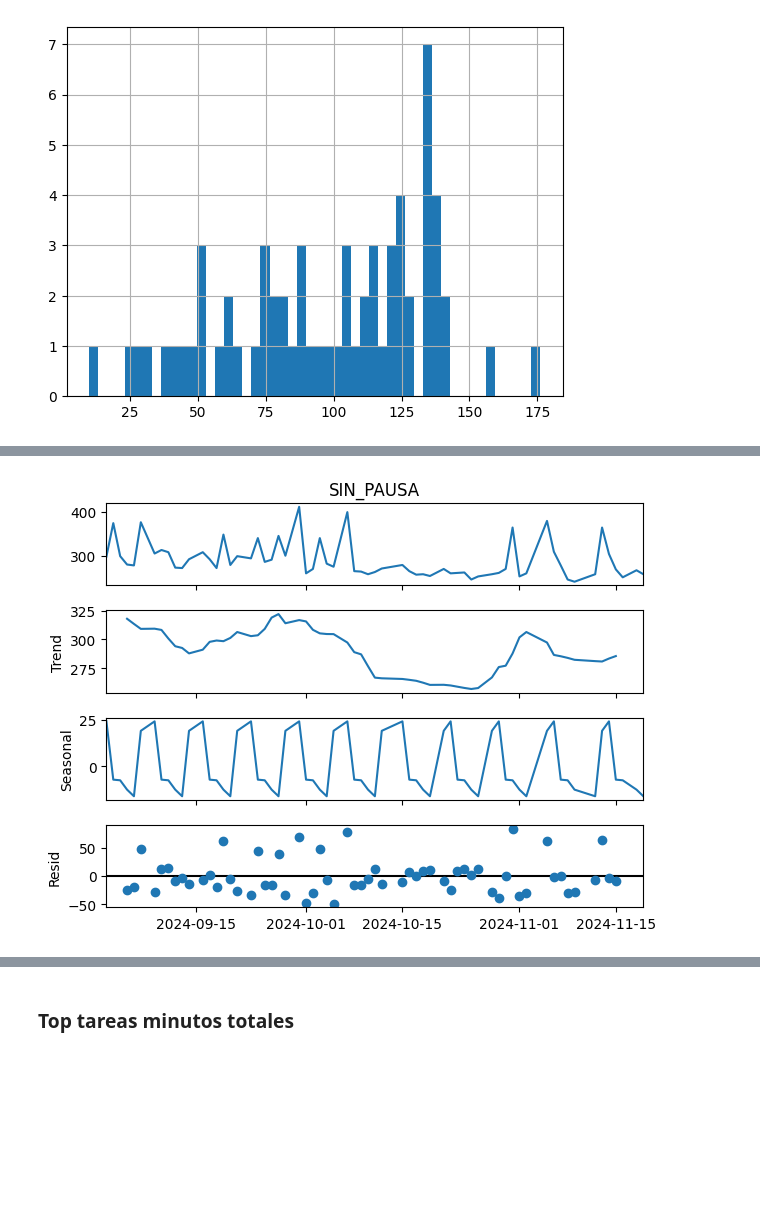
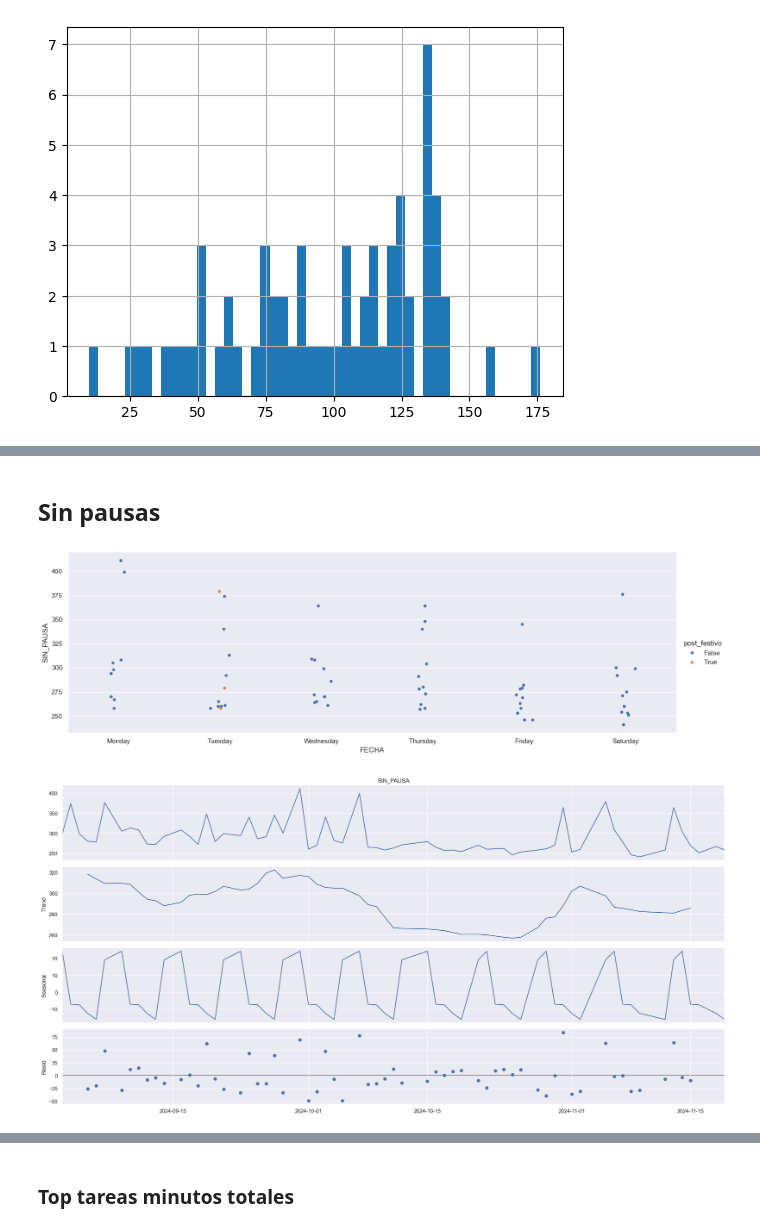
Before and after one commit to juanmedina-seti/bancow_genai, a Jupyter notebook: src/QACierreCaliMemV2/analisis.ipynb, the cells around one changed output, grey strips where cells are left out. Saved outputs shown, nothing was run; the diff lists cells and outputs as text; code cells hidden in the pictures; blank space fills up the shorter version.

```diff
--- a/src/QACierreCaliMemV2/analisis.ipynb
+++ b/src/QACierreCaliMemV2/analisis.ipynb
@@ -109,2 +115,6 @@ df.groupby(["FECHA_CIERRE"], )["DURACION_MIN"].agg(["sum"]	).plot.box()
 # %% [markdown]
 Conclusion. Distribución de cola derecha con valores extremos (anomalias) por encima de 500
+# %%
+
+df_parcial=df.query("FECHA_CIERRE >= '2024-08-15'")
+df_parcial.groupby(["FECHA_CIERRE"], )["DURACION_HR"].agg(["sum"]	).plot.box()
@@ -113,9 +126,8 @@ Conclusion. Distribución de cola derecha con valores extremos (anomalias) por e
 # %%
-df_sum=df.groupby("FECHA_CIERRE", as_index=True)["DURACION_MIN"].agg(["max","sum"])
+df_sum=df_parcial.groupby("FECHA_CIERRE", as_index=True)["DURACION_MIN"].agg(["max","sum"])
 df_sum.rename(columns={"max":"TAREA_MAX","sum":"TOTAL"}, inplace=True)
-df_sum_pausas=df[df["PAUSA"]].groupby("FECHA_CIERRE", as_index=False)["DURACION_MIN"].sum()
+df_sum_pausas=df_parcial[df_parcial.PAUSA].groupby("FECHA_CIERRE", as_index=False)["DURACION_MIN"].sum()
 df_sum_pausas.set_index("FECHA_CIERRE", inplace=True)
 df_sum_pausas.rename(columns={"DURACION_MIN":"DURACION_PAUSAS"},inplace=True)
 df_sum=df_sum.join(df_sum_pausas,)
 df_sum["SIN_PAUSA"]=df_sum.TOTAL - df_sum.DURACION_PAUSAS
-df_sum
@@ -184,4 +157,5 @@ Name: DURACION_PAUSAS, Length: 65, dtype: float64
 # %%
+sns.set_theme(rc={'figure.figsize':(10,5)})
 df_sum_parcial.groupby(df_sum_parcial["FECHA"].dt.day_of_week)["DURACION_PAUSAS"].agg(["sum","max","mean"]).plot(subplots=True)
 # %% [output]
 array([<Axes: xlabel='FECHA'>, <Axes: xlabel='FECHA'>,
@@ -198,6 +203,15 @@ decompose_result_mult.plot();
+# %% [markdown]
+## Sin pausas
+# %%
+sns.set_theme(rc={'figure.figsize':(10,5)})
+# df_sum_parcial.groupby(df_sum_parcial["FECHA"].dt.day_of_week)["SIN_PAUSA"].agg(["sum","max","mean", ]).plot(subplots=True)
+g=sns.catplot(x=df_sum_parcial["FECHA"].dt.day_name(), y=df_sum_parcial["SIN_PAUSA"], hue=df_sum_parcial.post_festivo,  aspect=3)
+# %% [output]
+[figure, added]
 # %%
+sns.set_theme(rc={'figure.figsize':(20,10)})
 decompose_result_mult = seasonal_decompose(df_sum_parcial["SIN_PAUSA"], model="additive", period=6)
 
 decompose_result_mult.plot();
 # %% [output]
-[figure, old version]
+[figure, new version]
```
Also changed, not shown: parts of 33 cells of this notebook.
